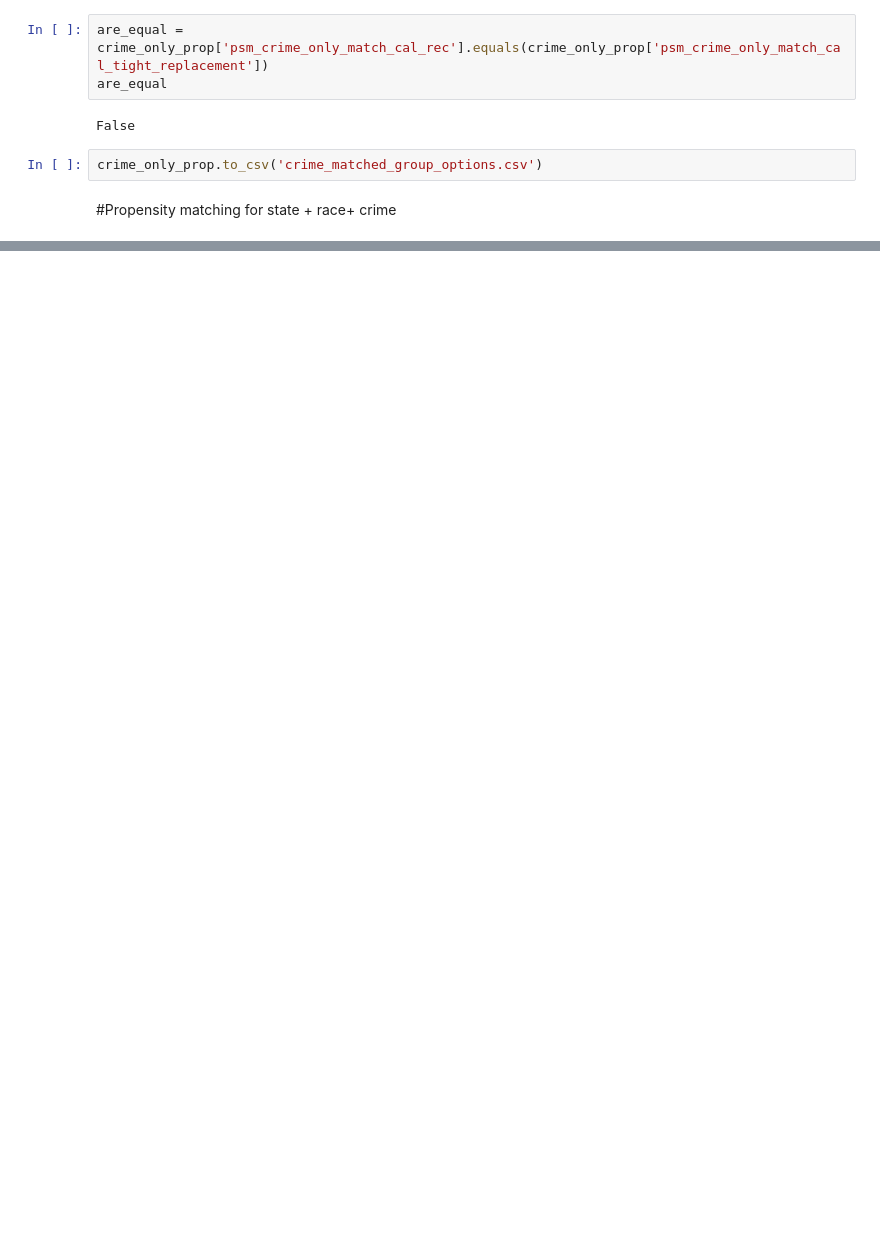
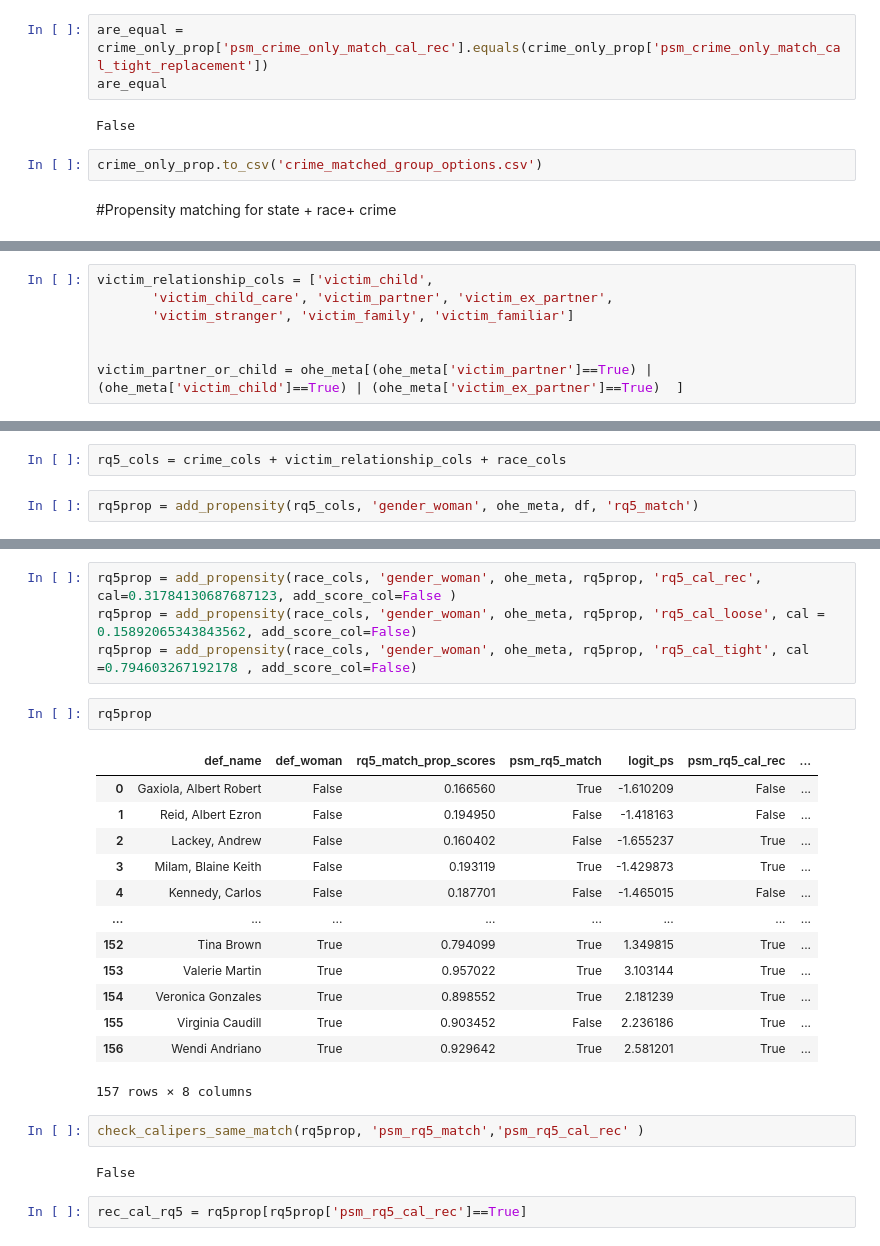
Before and after one commit to camille2019/Women-Capital-Trial-Analysis, a Jupyter notebook: propensity_matching_psm.ipynb, the cells around one changed output, grey strips where cells are left out. Drawn from its saved outputs; the diff is of its cells as text; blank space fills up the shorter version.

```diff
--- a/propensity_matching_psm.ipynb
+++ b/propensity_matching_psm.ipynb
@@ -267,0 +376,7 @@ crime_only_prop.to_csv('crime_matched_group_options.csv')
+# %%
+victim_relationship_cols = ['victim_child',
+       'victim_child_care', 'victim_partner', 'victim_ex_partner',
+       'victim_stranger', 'victim_family', 'victim_familiar']
+
+
+victim_partner_or_child = ohe_meta[(ohe_meta['victim_partner']==True) | (ohe_meta['victim_child']==True) | (ohe_meta['victim_ex_partner']==True)  ]
@@ -267,0 +499,4 @@ crime_only_prop.to_csv('crime_matched_group_options.csv')
+# %%
+rq5_cols = crime_cols + victim_relationship_cols + race_cols
+# %%
+rq5prop = add_propensity(rq5_cols, 'gender_woman', ohe_meta, df, 'rq5_match')
@@ -267,0 +509,26 @@ crime_only_prop.to_csv('crime_matched_group_options.csv')
+# %%
+rq5prop = add_propensity(race_cols, 'gender_woman', ohe_meta, rq5prop, 'rq5_cal_rec', cal=0.31784130687687123, add_score_col=False )
+rq5prop = add_propensity(race_cols, 'gender_woman', ohe_meta, rq5prop, 'rq5_cal_loose', cal = 0.15892065343843562, add_score_col=False)
+rq5prop = add_propensity(race_cols, 'gender_woman', ohe_meta, rq5prop, 'rq5_cal_tight', cal =0.794603267192178 , add_score_col=False)
+# %%
+rq5prop
+# %% [output]
+|  | def_name | def_woman | rq5_match_prop_scores | psm_rq5_match | logit_ps | psm_rq5_cal_rec | ... |
+| 0 | Gaxiola, Albert Robert | False | 0.166560 | True | -1.610209 | False | ... |
+| 1 | Reid, Albert Ezron | False | 0.194950 | False | -1.418163 | False | ... |
+| 2 | Lackey, Andrew | False | 0.160402 | False | -1.655237 | True | ... |
+| 3 | Milam, Blaine Keith | False | 0.193119 | True | -1.429873 | True | ... |
+| 4 | Kennedy, Carlos | False | 0.187701 | False | -1.465015 | False | ... |
+| ... | ... | ... | ... | ... | ... | ... | ... |
+| 152 | Tina Brown | True | 0.794099 | True | 1.349815 | True | ... |
+| 153 | Valerie Martin | True | 0.957022 | True | 3.103144 | True | ... |
+| 154 | Veronica Gonzales | True | 0.898552 | True | 2.181239 | True | ... |
+| 155 | Virginia Caudill | True | 0.903452 | False | 2.236186 | True | ... |
+| 156 | Wendi Andriano | True | 0.929642 | True | 2.581201 | True | ... |
+157 rows × 8 columns
+# %%
+check_calipers_same_match(rq5prop, 'psm_rq5_match','psm_rq5_cal_rec' )
+# %% [output]
+False
+# %%
+rec_cal_rq5 = rq5prop[rq5prop['psm_rq5_cal_rec']==True]
```
Also changed, not shown: parts of 57 cells of this notebook.
